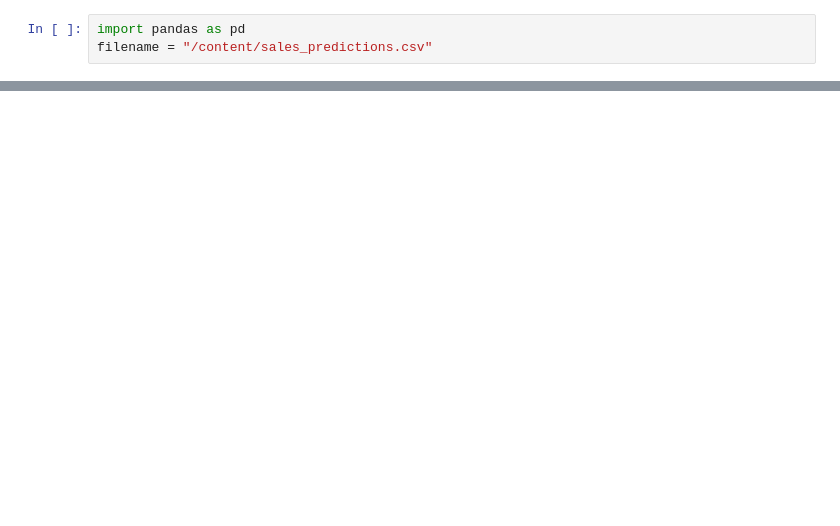
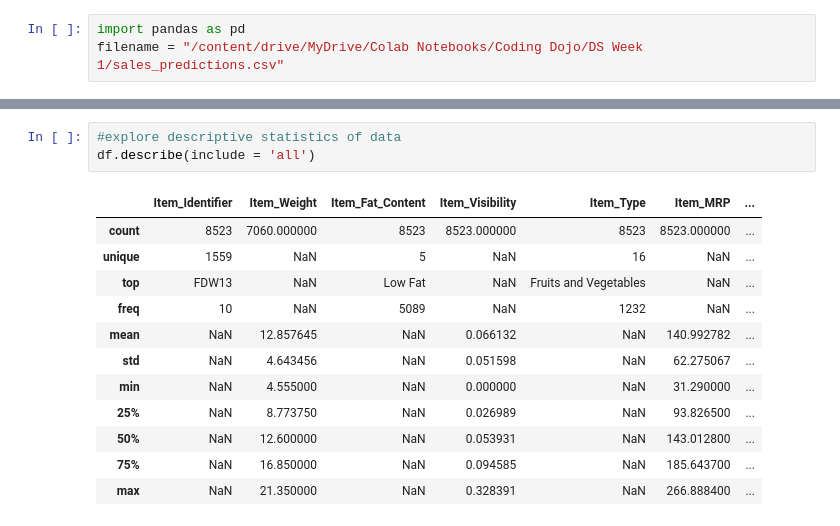
Before and after one commit to v-3sg/sales_predictions, a Jupyter notebook: sales_predictions.ipynb, the cells around one changed output, grey strips where cells are left out. Drawn from its saved outputs; the diff is of its cells as text; blank space fills up the shorter version.

```diff
--- a/sales_predictions.ipynb
+++ b/sales_predictions.ipynb
@@ -2,6 +2,6 @@
 <a href="https://colab.research.google.com/github/v-3sg/sales_predictions/blob/main/sales_predictions.ipynb" target="_parent"><img src="https://colab.research.google.com/assets/colab-badge.svg" alt="Open In Colab"/></a>
 # %%
 import pandas as pd
-filename = "/content/sales_predictions.csv"
+filename = "/content/drive/MyDrive/Colab Notebooks/Coding Dojo/DS Week 1/sales_predictions.csv"
 # %%
 df = pd.read_csv(filename)
@@ -15,0 +121,16 @@ df.head()
+# %%
+#explore descriptive statistics of data
+df.describe(include = 'all')
+# %% [output]
+|  | Item_Identifier | Item_Weight | Item_Fat_Content | Item_Visibility | Item_Type | Item_MRP | ... |
+| count | 8523 | 7060.000000 | 8523 | 8523.000000 | 8523 | 8523.000000 | ... |
+| unique | 1559 | NaN | 5 | NaN | 16 | NaN | ... |
+| top | FDW13 | NaN | Low Fat | NaN | Fruits and Vegetables | NaN | ... |
+| freq | 10 | NaN | 5089 | NaN | 1232 | NaN | ... |
+| mean | NaN | 12.857645 | NaN | 0.066132 | NaN | 140.992782 | ... |
+| std | NaN | 4.643456 | NaN | 0.051598 | NaN | 62.275067 | ... |
+| min | NaN | 4.555000 | NaN | 0.000000 | NaN | 31.290000 | ... |
+| 25% | NaN | 8.773750 | NaN | 0.026989 | NaN | 93.826500 | ... |
+| 50% | NaN | 12.600000 | NaN | 0.053931 | NaN | 143.012800 | ... |
+| 75% | NaN | 16.850000 | NaN | 0.094585 | NaN | 185.643700 | ... |
+| max | NaN | 21.350000 | NaN | 0.328391 | NaN | 266.888400 | ... |
```
Also changed, not shown: parts of 16 cells of this notebook.
